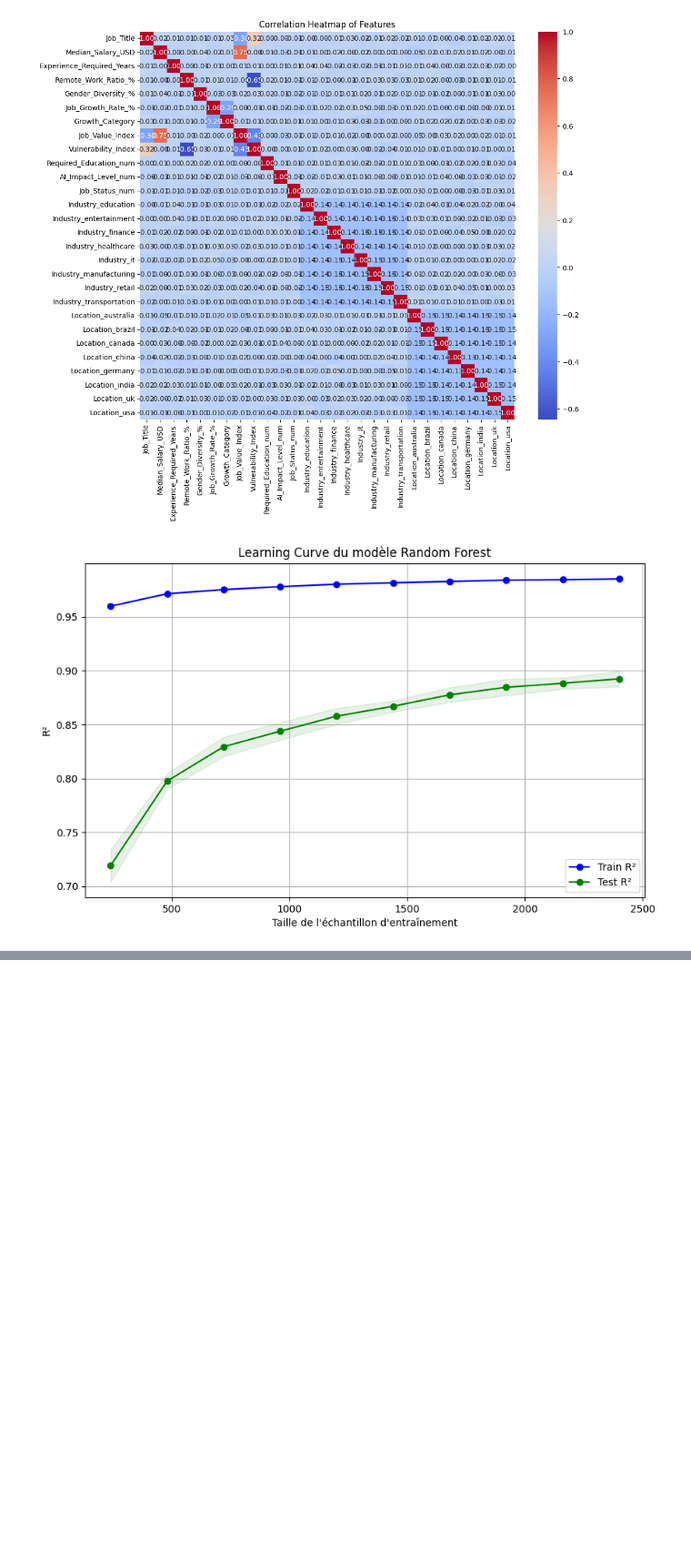
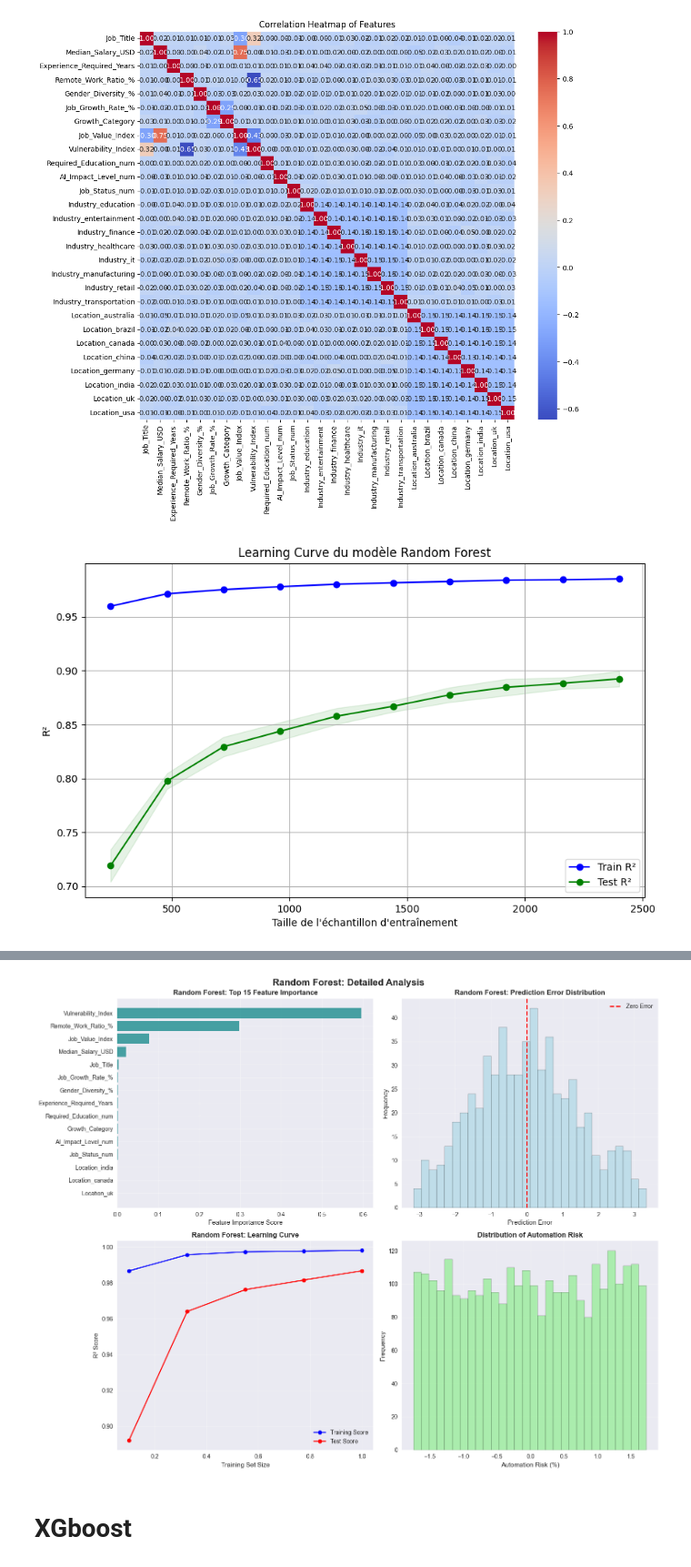
Before and after one commit to Meria-Troudi/mlProject, a Jupyter notebook: models/bo2_Models.ipynb, the cells around one changed output, grey strips where cells are left out. Shown at 91% size. Drawn from its saved outputs; the diff is of its cells as text; code cells hidden in the pictures; blank space fills up the shorter version.

```diff
--- a/models/bo2_Models.ipynb
+++ b/models/bo2_Models.ipynb
@@ -202,0 +232,76 @@ Passing `palette` without assigning `hue` is deprecated and will be removed in v
+# %%
+fig, axes = plt.subplots(2, 2, figsize=(15, 12))
+fig.suptitle('Random Forest: Detailed Analysis', fontsize=16, fontweight='bold')
+# 5.1 Random Forest Feature Importance (Detailed)
+ax1 = axes[0, 0]
+feature_imp_rf_detailed = pd.DataFrame({
+    'feature': X_encoded.columns,
+    'importance': rf_model.feature_importances_
+}).sort_values('importance', ascending=True).tail(15)
+
+ax1.barh(feature_imp_rf_detailed['feature'], feature_imp_rf_detailed['importance'], color='teal', alpha=0.7)
+ax1.set_xlabel('Feature Importance Score')
+ax1.set_title('Random Forest: Top 15 Feature Importance', fontweight='bold')
+ax1.grid(True, alpha=0.3)
+
+# 5.2 Prediction Error Distribution
+ax2 = axes[0, 1]
+errors_rf = y_test - y_pred_rf
+ax2.hist(errors_rf, bins=30, alpha=0.7, color='lightblue', edgecolor='black')
+ax2.axvline(x=0, color='red', linestyle='--', linewidth=2, label='Zero Error')
+ax2.set_xlabel('Prediction Error')
+ax2.set_ylabel('Frequency')
+ax2.set_title('Random Forest: Prediction Error Distribution', fontweight='bold')
+ax2.legend()
+ax2.grid(True, alpha=0.3)
+
+# 5.3 Learning Curve (Simplified)
+ax3 = axes[1, 0]
+train_sizes = np.linspace(0.1, 1.0, 5)
+train_scores = []
+test_scores = []
+
+for size in train_sizes:
+    n_samples = int(size * len(X_train))
+
+    rf_temp = RandomForestRegressor(n_estimators=50, random_state=42)
+    rf_temp.fit(X_train[:n_samples], y_train[:n_samples])
+
+    train_score = rf_temp.score(X_train[:n_samples], y_train[:n_samples])
+    test_score = rf_temp.score(X_test, y_test)
+
+    train_scores.append(train_score)
+    test_scores.append(test_score)
+
+ax3.plot(train_sizes, train_scores, 'o-', color='blue', label='Training Score')
+ax3.plot(train_sizes, test_scores, 'o-', color='red', label='Test Score')
+ax3.set_xlabel('Training Set Size')
+ax3.set_ylabel('R² Score')
+ax3.set_title('Random Forest: Learning Curve', fontweight='bold')
+ax3.legend()
+ax3.grid(True, alpha=0.3)
+
+# 5.4 Automation Risk by Job Category (if available)
+ax4 = axes[1, 1]
+if 'Industry' in df_small.columns:
+    industry_risk = df_small.groupby('Industry')[target].mean().sort_values(ascending=False).head(10)
+    ax4.barh(range(len(industry_risk)), industry_risk.values, color='coral', alpha=0.7)
+    ax4.set_yticks(range(len(industry_risk)))
+    ax4.set_yticklabels(industry_risk.index)
+    ax4.set_xlabel('Average Automation Risk (%)')
+    ax4.set_title('Top 10 Industries by Automation Risk', fontweight='bold')
+else:
+    # Alternative: Show risk distribution
+    ax4.hist(y, bins=30, alpha=0.7, color='lightgreen', edgecolor='black')
+    ax4.set_xlabel('Automation Risk (%)')
+    ax4.set_ylabel('Frequency')
+    ax4.set_title('Distribution of Automation Risk', fontweight='bold')
+
+ax4.grid(True, alpha=0.3)
+
+plt.tight_layout()
+plt.show()
+# %% [output]
+[figure, added]
+# %% [markdown]
+# **XGboost**
```
Also changed, not shown: parts of 10 cells of this notebook, 4 other files.
